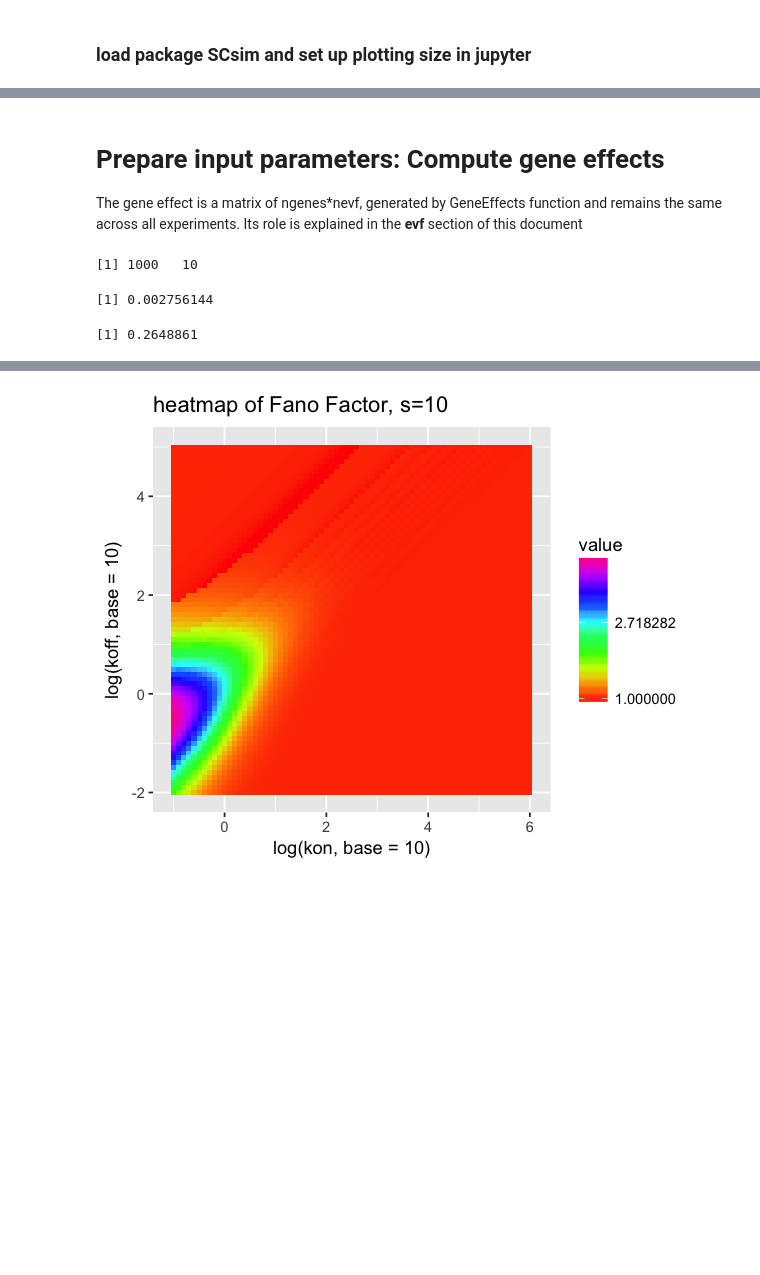
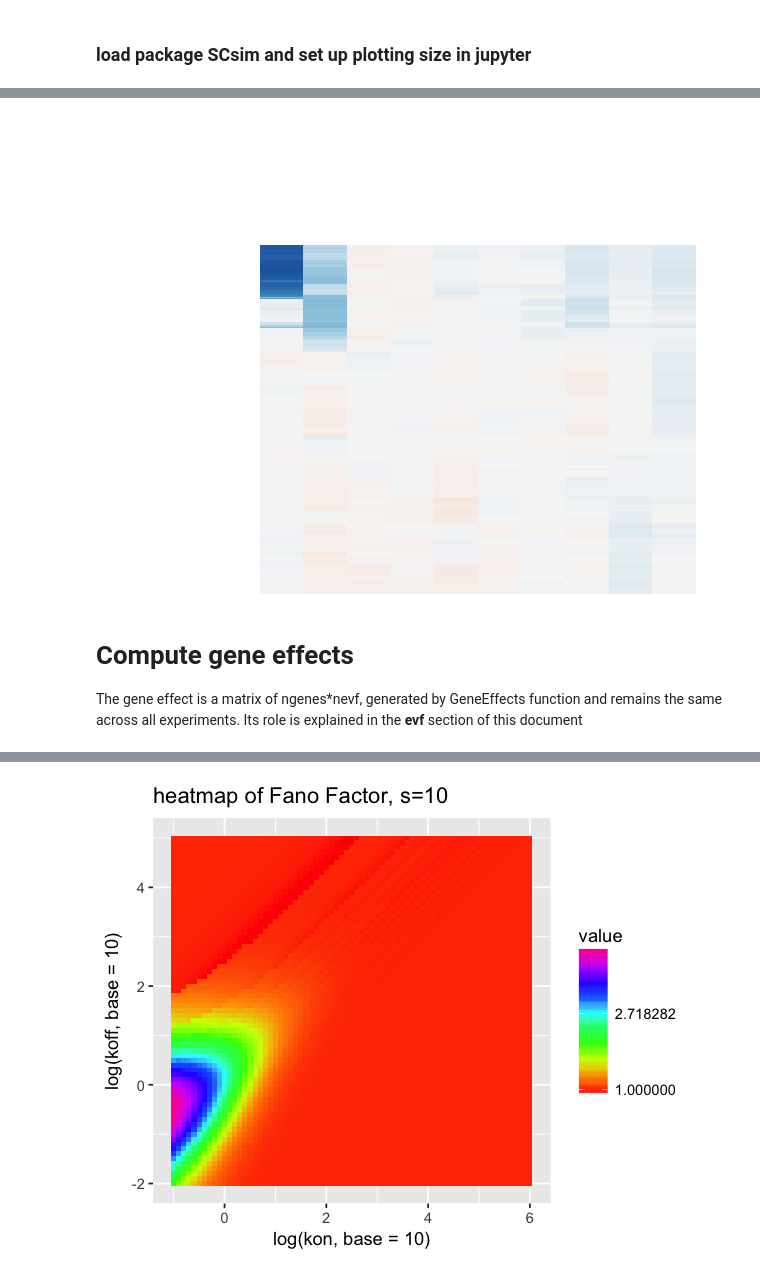
Before and after one commit to YosefLab/SymSim, a Jupyter notebook: Manual.ipynb, the cells around one changed output, grey strips where cells are left out. Saved outputs shown, nothing was run; the diff lists cells and outputs as text; code cells hidden in the pictures; blank space fills up the shorter version.

```diff
--- a/Manual.ipynb
+++ b/Manual.ipynb
@@ -59,14 +85,13 @@ Other parameters:
+# %%
+source("ContinuousTree.R")
+evf2 <- ContinuousEVF(phyla,ncells,nevf1=nevf/2,nevf2=nevf/2,tip=1,Sigma,plotting=T,'temp.pdf')
+# %%
+try(heatmap.2(evf2[[1]],dendrogram='none', Rowv=TRUE, Colv=TRUE,trace='none',col=col,cexCol=0,margin=c(0,0),key=F))
+# %% [output]
+[figure, added]
 # %% [markdown]
-# Prepare input parameters: Compute gene effects
+# Compute gene effects
 The gene effect is a matrix of ngenes*nevf, generated by GeneEffects function and remains the same across all experiments. Its role is explained in the **evf** section of this document
 # %%
 modules <- c(50,100,150,200,500)
 gene_effects1 <- GeneEffects(ngenes=ngenes,nevf=10,randseed=0,sd=0.4,prob=0.5)
-# %%
-dim(gene_effects1[[1]])
-mean(apply(gene_effects1[[1]],1,mean))
-mean(apply(gene_effects1[[1]],1,sd))
-# %% [output]
-[1] 1000   10
-[1] 0.002756144
-[1] 0.2648861
```
Also changed, not shown: parts of 52 cells of this notebook, 6 other files.
